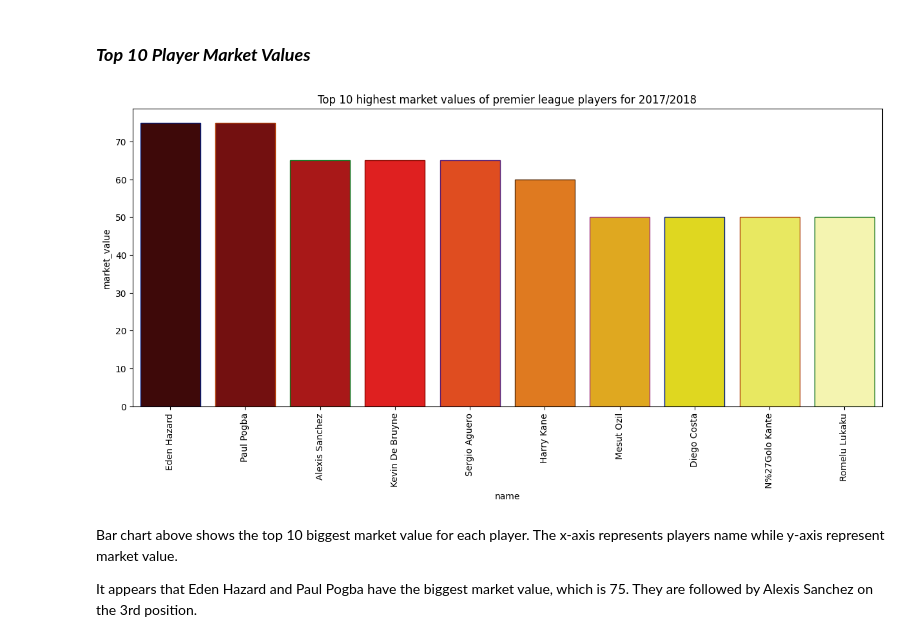
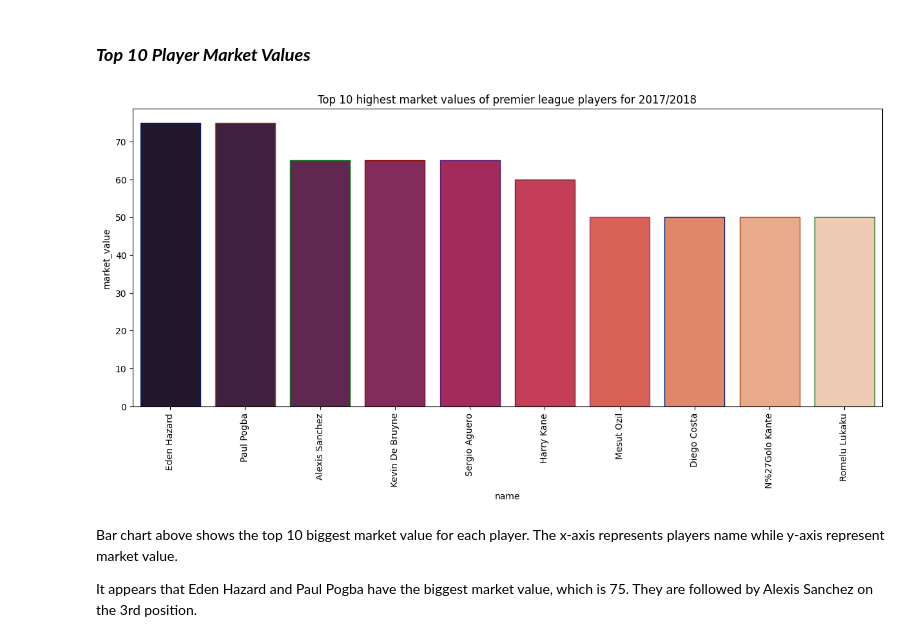
Before and after one commit to Sark-07/Player_market_value, a Jupyter notebook: football_player_market_value.ipynb, the cells around one changed output. Saved outputs shown, nothing was run; the diff lists cells and outputs as text; code cells hidden in the pictures.

```diff
--- a/football_player_market_value.ipynb
+++ b/football_player_market_value.ipynb
@@ -149,13 +149,13 @@ https://gist.github.com/mwaskom/de44147ed2974457ad6372750bbe5751
 # %%
 #most market value
 dfmarketv = players.nlargest(10, 'market_value').sort_values('market_value',ascending=False)
 plt.subplots(figsize=(15,6))
-sns.barplot(x= "name", y="market_value",  data=dfmarketv ,palette='hot',edgecolor=sns.color_palette('dark',7))
+sns.barplot(x= "name", y="market_value",  data=dfmarketv ,palette='rocket',edgecolor=sns.color_palette('dark',7))
 plt.xticks(rotation=90)
 plt.title('Top 10 highest market values of premier league players for 2017/2018')
 plt.show()
 # %% [output]
-[figure, old version]
+[figure, new version]
 # %% [markdown]
 Bar chart above shows the top 10 biggest market value for each player. The x-axis represents players name while y-axis represent market value.
 
```
Also changed, not shown: parts of 3 cells of this notebook.
